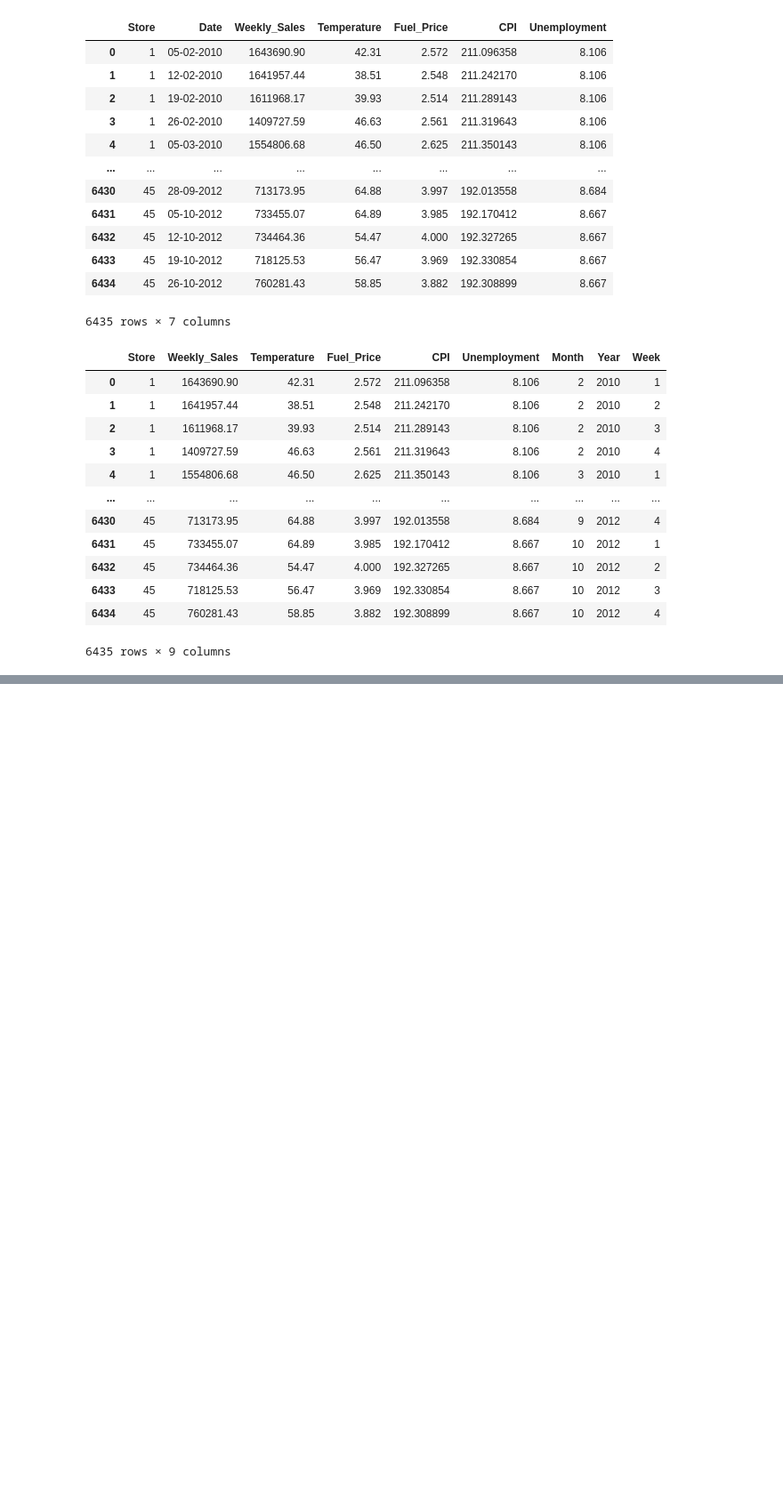
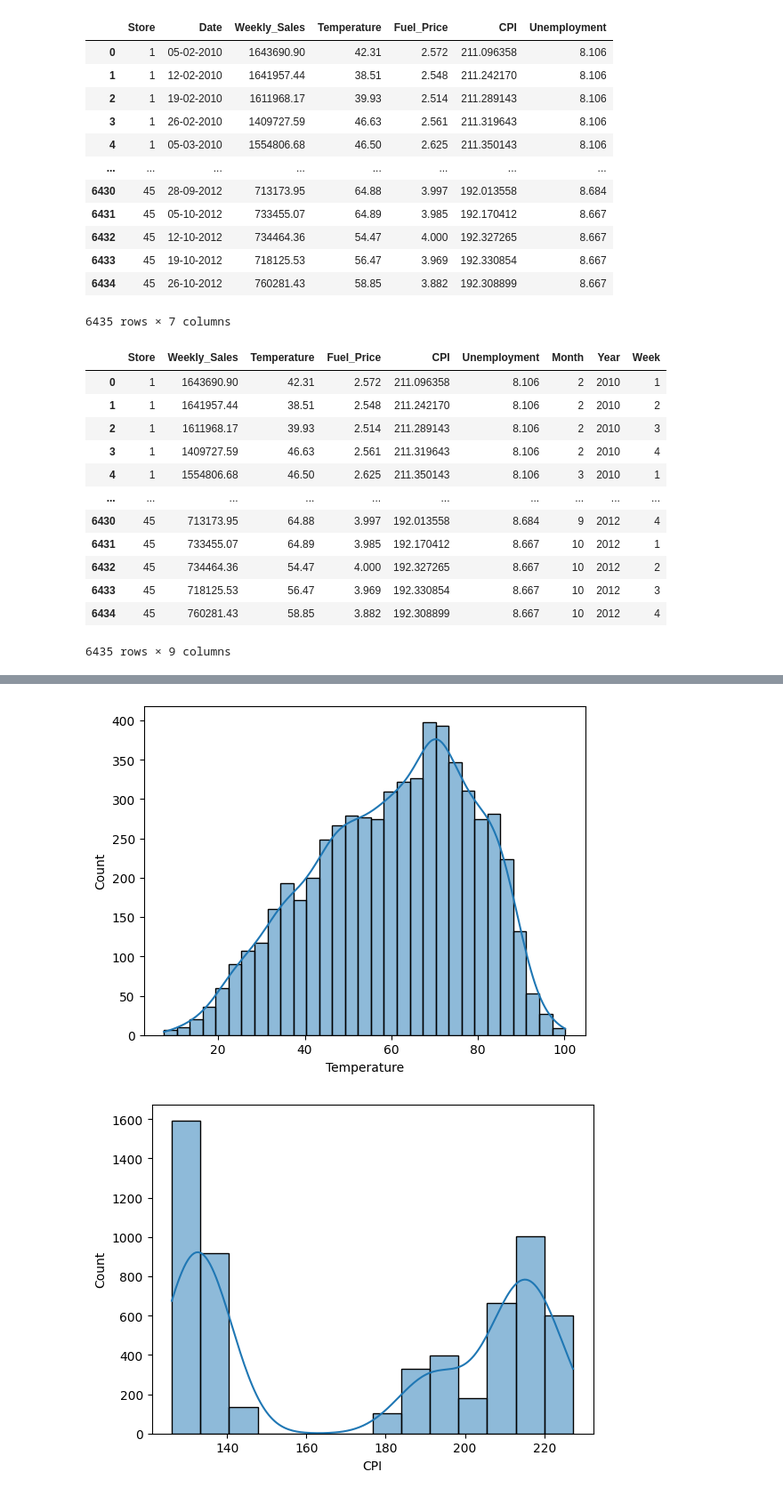
Before and after one commit to yushi2006/walmart-sales-forecasting, a Jupyter notebook: notebooks/processing.ipynb, the cells around one changed output, grey strips where cells are left out. Shown at 89% size. Saved outputs shown, nothing was run; the diff lists cells and outputs as text; code cells hidden in the pictures; blank space fills up the shorter version.

```diff
--- a/notebooks/processing.ipynb
+++ b/notebooks/processing.ipynb
@@ -78,0 +116,10 @@ df
+# %%
+features = ['Temperature', 'CPI', 'Unemployment', 'Weekly_Sales']
+
+for feature in features:
+    sns.histplot(df, x=feature, kde=True)
+    plt.savefig(f"../figures/{feature}_distribution.png")
+    plt.show()
+# %% [output]
+[figure, added]
+[figure, added]
```
Also changed, not shown: parts of 10 cells of this notebook, 6 other files.
